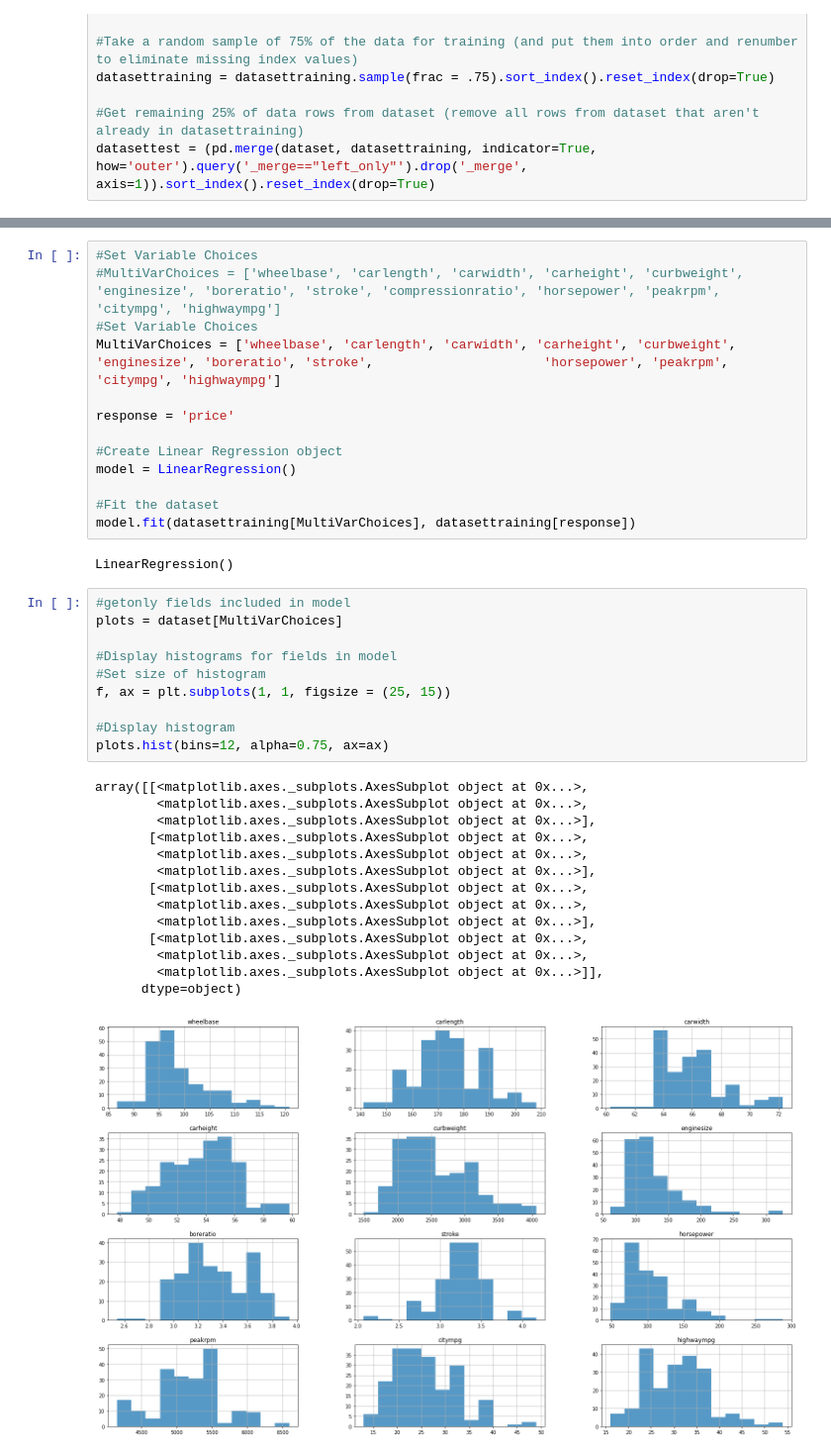
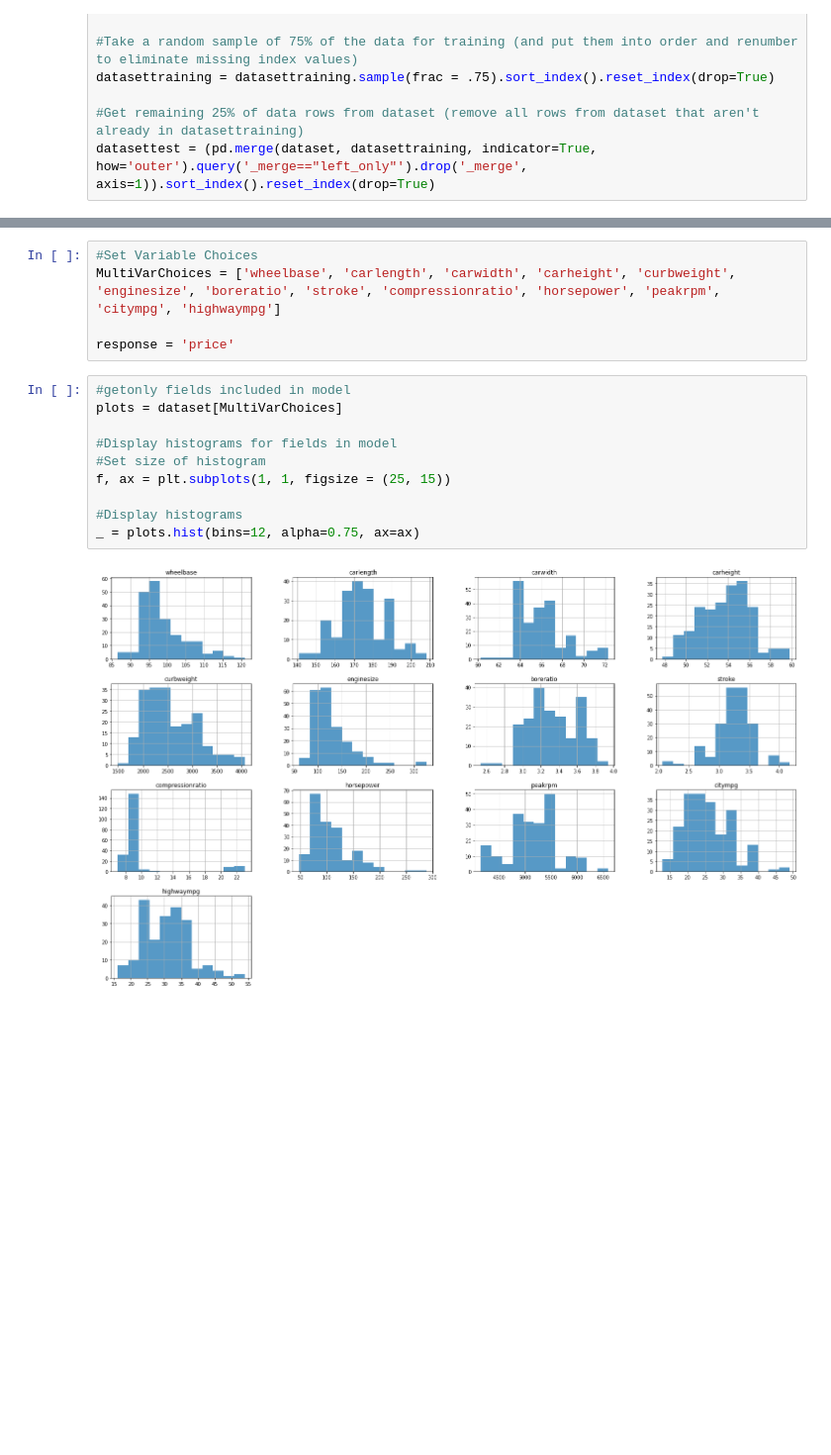
Before and after one commit to stuartketcham/DA310---Multiple-Linear-Regression---Group-Project, a Jupyter notebook: Multiple_Linear_Regression_Group_Project_car_price.ipynb, the cells around one changed output, grey strips where cells are left out. Shown at 99% size. Saved outputs shown, nothing was run; the diff lists cells and outputs as text; blank space fills up the shorter version.

```diff
--- a/Multiple_Linear_Regression_Group_Project_car_price.ipynb
+++ b/Multiple_Linear_Regression_Group_Project_car_price.ipynb
@@ -84,40 +86,17 @@ datasettest.describe()
 # %%
 #Set Variable Choices
-#MultiVarChoices = ['wheelbase', 'carlength', 'carwidth', 'carheight', 'curbweight', 'enginesize', 'boreratio', 'stroke', 'compressionratio', 'horsepower', 'peakrpm', 'citympg', 'highwaympg']
-#Set Variable Choices
-MultiVarChoices = ['wheelbase', 'carlength', 'carwidth', 'carheight', 'curbweight', 'enginesize', 'boreratio', 'stroke',                      'horsepower', 'peakrpm', 'citympg', 'highwaympg']
+MultiVarChoices = ['wheelbase', 'carlength', 'carwidth', 'carheight', 'curbweight', 'enginesize', 'boreratio', 'stroke', 'compressionratio', 'horsepower', 'peakrpm', 'citympg', 'highwaympg']
 
 response = 'price'
-
-#Create Linear Regression object
-model = LinearRegression()
-
-#Fit the dataset
-model.fit(datasettraining[MultiVarChoices], datasettraining[response])
-# %% [output]
-LinearRegression()
 # %%
 #getonly fields included in model
 plots = dataset[MultiVarChoices]
 
 #Display histograms for fields in model
 #Set size of histogram
 f, ax = plt.subplots(1, 1, figsize = (25, 15))
 
-#Display histogram
-plots.hist(bins=12, alpha=0.75, ax=ax)
+#Display histograms
+_ = plots.hist(bins=12, alpha=0.75, ax=ax)
 # %% [output]
-array([[<matplotlib.axes._subplots.AxesSubplot object at 0x...>,
-        <matplotlib.axes._subplots.AxesSubplot object at 0x...>,
-        <matplotlib.axes._subplots.AxesSubplot object at 0x...>],
-       [<matplotlib.axes._subplots.AxesSubplot object at 0x...>,
-        <matplotlib.axes._subplots.AxesSubplot object at 0x...>,
-        <matplotlib.axes._subplots.AxesSubplot object at 0x...>],
-       [<matplotlib.axes._subplots.AxesSubplot object at 0x...>,
-        <matplotlib.axes._subplots.AxesSubplot object at 0x...>,
-        <matplotlib.axes._subplots.AxesSubplot object at 0x...>],
-       [<matplotlib.axes._subplots.AxesSubplot object at 0x...>,
-        <matplotlib.axes._subplots.AxesSubplot object at 0x...>,
-        <matplotlib.axes._subplots.AxesSubplot object at 0x...>]],
-      dtype=object)
-[figure, old version]
+[figure, new version]
```
Also changed, not shown: parts of 15 cells of this notebook.
